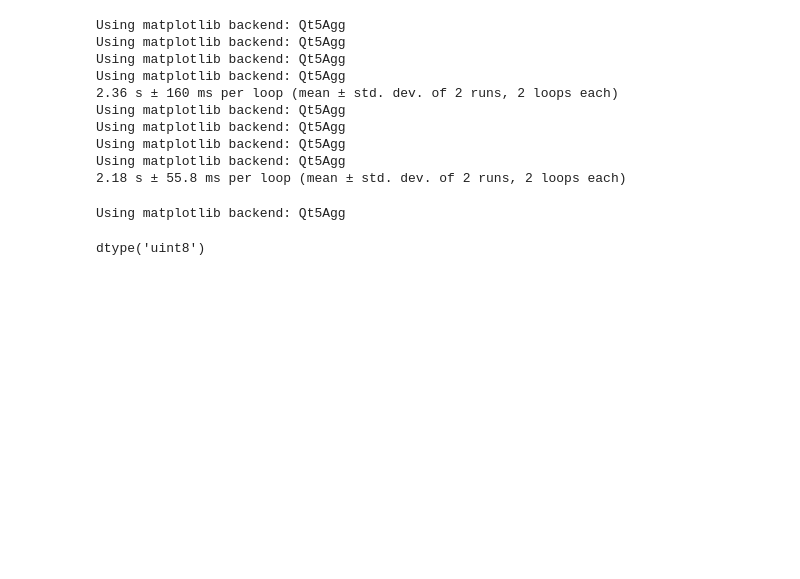
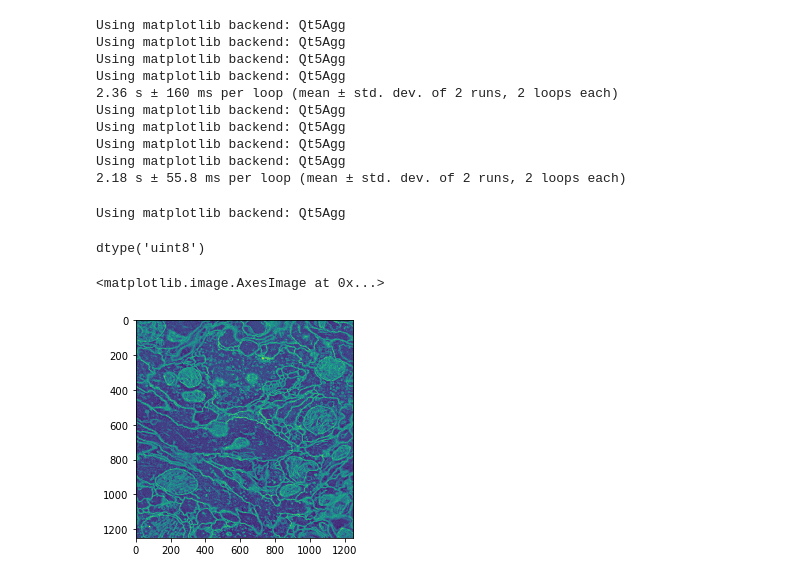
Before and after one commit to JohnnyTeutonic/view_all, a Jupyter notebook: latest_nb.ipynb, the cells around one changed output. Cells and saved outputs as stored; diff of their text form; code cells hidden in the pictures; blank space fills up the shorter version.

```diff
--- a/latest_nb.ipynb
+++ b/latest_nb.ipynb
@@ -19,7 +19,7 @@ import numba
 raw, gt = imio.read_cremi("../research_project_files/Cremi_Data/sample_B_20160501.hdf", datasets=['volumes/raw', 'volumes/labels/neuron_ids'])
 # %%
 raw = np.max(raw) - raw
-raw = raw[raw.shape[0]//2
+raw = raw[raw.shape[0]//2]
 gt = gt[gt.shape[0]//2]
 gt_2d = measure.label(gt)
 seeds = regular_seeds(raw.shape, np.random.randint(800, 1500))
@@ -341,3 +341,9 @@ Using matplotlib backend: Qt5Agg
 raw.dtype
 # %% [output]
 dtype('uint8')
+# %%
+%matplotlib inline
+plt.imshow(raw)
+# %% [output]
+<matplotlib.image.AxesImage at 0x...>
+[figure, added]
```
Also changed, not shown: 1 other file.
